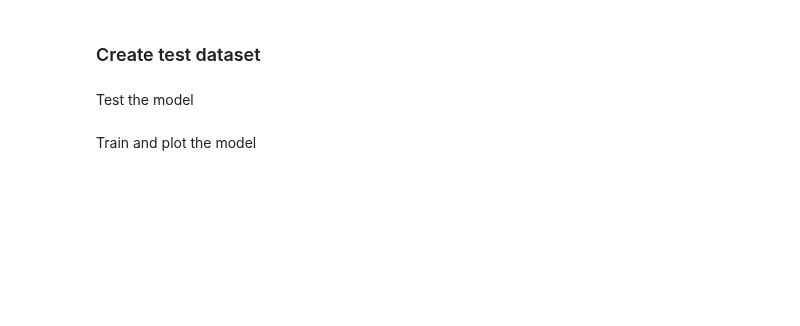
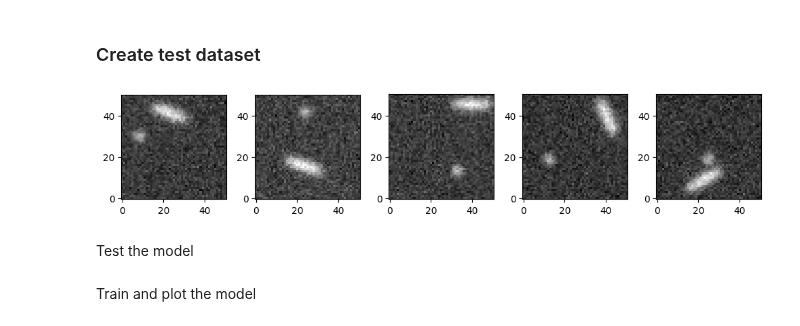
Before and after one commit to cmanzo/TFM_LodeSTAR, a Jupyter notebook: lodestar2.ipynb, the cells around one changed output. Saved outputs shown, nothing was run; the diff lists cells and outputs as text; code cells hidden in the pictures; blank space fills up the shorter version.

Commit message:
Non overlapping particles

```diff
--- a/lodestar2.ipynb
+++ b/lodestar2.ipynb
@@ -58,24 +92,27 @@ print(train_dataset[50])
 ### Create test dataset
 # %%
 simulation = (
-    optics(particle2 >> particle1)
+    non_overlapping_positions
+    >> optics(particle2 >> particle1)
     >> dt.NormalizeMinMax(0, 1)
     >> dt.Gaussian(sigma=0.1)
     >> dt.MoveAxis(-1, 0)
     >> dt.pytorch.ToTensor(dtype=torch.float32)
 )
 
 test_dataset = dt.pytorch.Dataset(simulation & particle1.position & particle2.position, length=100)
 
 import matplotlib.pyplot as plt
 
 plt.figure(figsize=(10, 2))
 for i in range(5):
 	image, position1, position2 = test_dataset[int(i)]
 	plt.subplot(1, 5, i + 1)
 	plt.imshow(image[0], cmap="gray", origin="lower")
 plt.tight_layout()
 plt.show()
+# %% [output]
+[figure, added]
 # %%
 from typing import Callable, Optional
 
```
Also changed, not shown: parts of 6 cells of this notebook.
